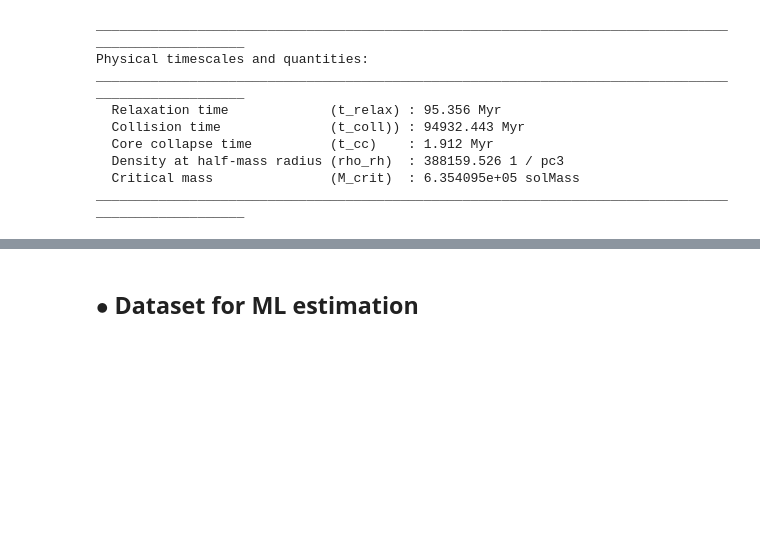
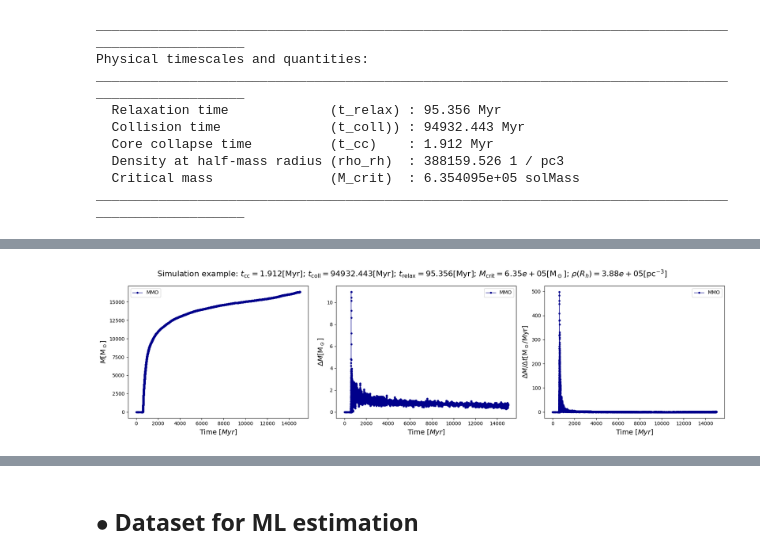
Before and after one commit to Milo-Jsb/LEMONsc, a Jupyter notebook: notebooks/SmallMOCCA.ipynb, the cells around one changed output, grey strips where cells are left out. Drawn from its saved outputs; the diff is of its cells as text; code cells hidden in the pictures; blank space fills up the shorter version.

```diff
--- a/notebooks/SmallMOCCA.ipynb
+++ b/notebooks/SmallMOCCA.ipynb
@@ -43,6 +86,6 @@ Total MOCCA Models available for analysis: 455
 # %%
 # Load simulation info ------------------------------------------------------------------------------------------#
-imbh_history, system = load_mocca_survey_imbh_history(file_path = f"{simulations[27]}/",
+imbh_history, system = load_moccasurvey_imbh_history(file_path = f"{simulations[27]}/",
                                                     init_conds_sim  = True,
                                                     col_description = True,
                                                     stellar_map     = True,
@@ -263,0 +255,14 @@ plt.show()
+# %%
+# We can plot a random example of a simulation and some relevan quantities of interest --------------------------#
+example_df = imbh_df.drop_duplicates(subset="time[Myr]")
+
+plot_simulation_example(df=example_df, target_types=["point_mass", "delta_mass", "mass_rate"],
+                        t_relax   = t_relax.value,
+                        t_coll    = t_coll.value,
+                        t_cc      = t_cc.value,
+                        rho_half  = rho_half.value,
+                        M_crit    = M_crit.value,
+                        show      = True)
+#----------------------------------------------------------------------------------------------------------------#
+# %% [output]
+[figure, added]
```
Also changed, not shown: parts of 37 cells of this notebook, 15 other files.
